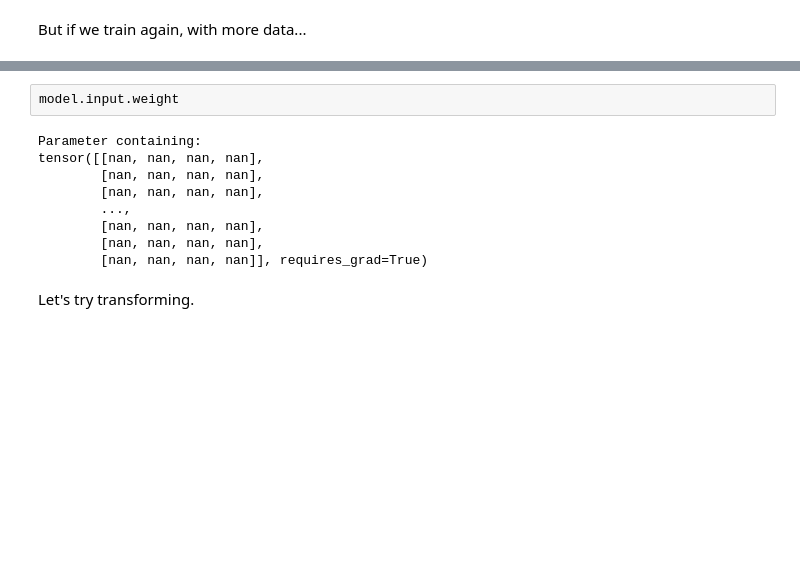
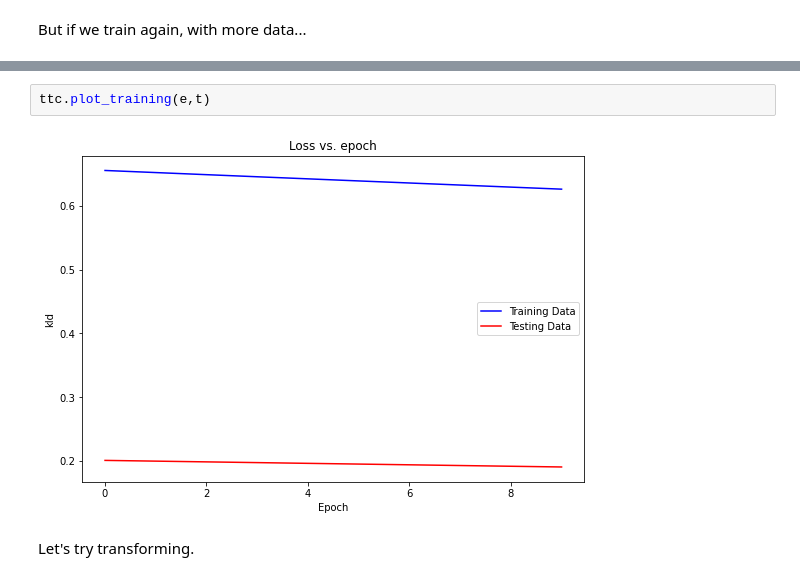
Before and after one commit to mtcarilli/CME_approximations, a Jupyter notebook: Conditional/Train_Conditional.ipynb, the cells around one changed output, grey strips where cells are left out. Saved outputs shown, nothing was run; the diff lists cells and outputs as text; blank space fills up the shorter version.

```diff
--- a/Conditional/Train_Conditional.ipynb
+++ b/Conditional/Train_Conditional.ipynb
@@ -287,14 +283,7 @@ Epoch Number: 9
-# %%
-model.input.weight
-# %% [output]
-Parameter containing:
-tensor([[nan, nan, nan, nan],
-        [nan, nan, nan, nan],
-        [nan, nan, nan, nan],
-        ...,
-        [nan, nan, nan, nan],
-        [nan, nan, nan, nan],
-        [nan, nan, nan, nan]], requires_grad=True)
+# %%
+ttc.plot_training(e,t)
+# %% [output]
+[figure, added]
 # %% [markdown]
 Let's try transforming.
 # %%
```
Also changed, not shown: parts of 11 cells of this notebook, 2 other files.
